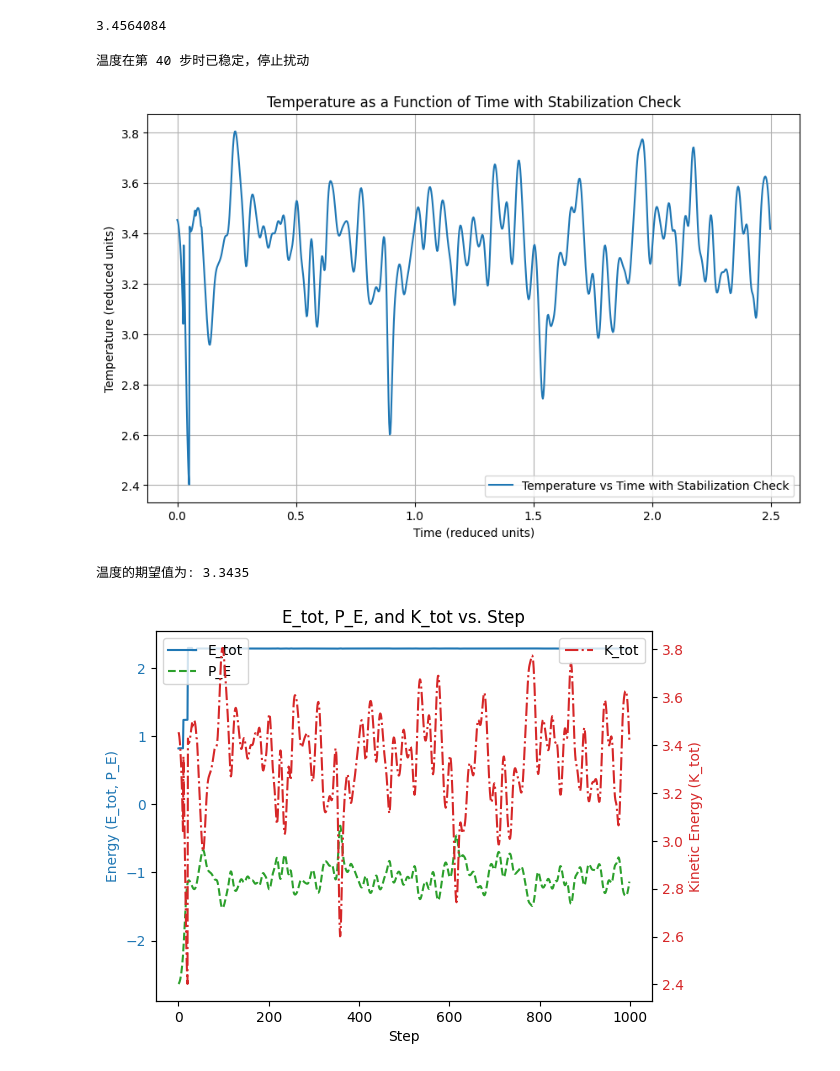
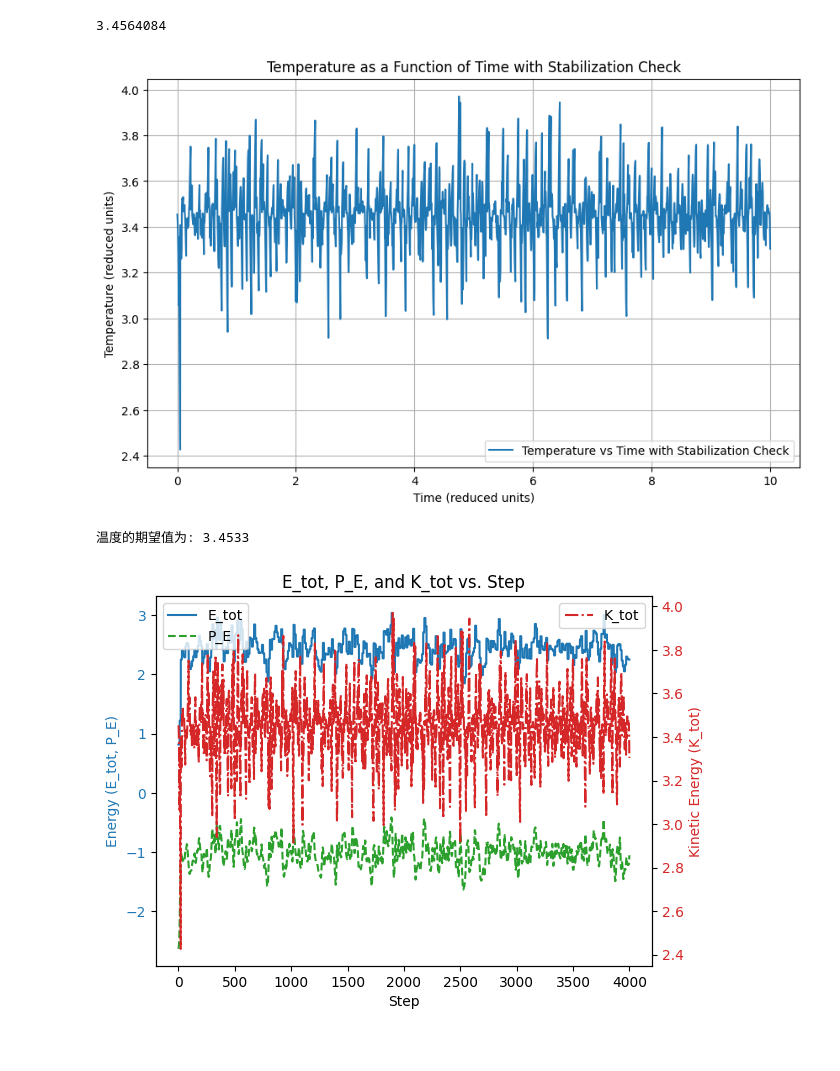
Before and after one commit to ucaqzh0/public, a Jupyter notebook: 3.1-3.ipynb, the cells around one changed output. Drawn from its saved outputs; the diff is of its cells as text; code cells hidden in the pictures.

```diff
--- a/3.1-3.ipynb
+++ b/3.1-3.ipynb
@@ -35,7 +35,7 @@ Ti = T0  # Initial Temperature (in reduced units)
 epsilon = 1.0
 sigma = 1.0
 dt = 0.0025
-max_steps = 1000
+max_steps = 4000
 print(T0)
 # %% [output]
 3.4564084
@@ -43,7 +43,7 @@ print(T0)
 
 
 # Thermostat parameters
-temperature_tolerance = 0.1  # 温度稳定波动范围
+temperature_tolerance = 0.01  # 温度稳定波动范围
 stable_steps_required = 20  # 需要连续多少步在范围内才认为温度稳定
 
 # 存储温度稳定的步数
@@ -137,42 +137,41 @@ with open("simulation_results_with_stop.dat", "w") as f:
                 # 温度在容许范围内，增加计数
                 stable_steps_count += 1
 
             # 如果连续步数达到要求，标记温度稳定
             if stable_steps_count >= stable_steps_required:
                 temperature_stabilized = True
                 print(f"温度在第 {step} 步时已稳定，停止扰动")
 
             # 温度尚未稳定时，每 10 步进行一次重标度
             if step % 10 == 0:
                 scaling_factor = np.sqrt(T0 / temperature)
                 velocities *= scaling_factor
 
         # 记录数据
         stats.append([step, tot_energy / N, pot_energy / N, kinetic_energy / N, temperature])
         f.write(f"{step} {tot_energy / N:.6f} {pot_energy / N:.6f}  {kinetic_energy / N:.6f} {temperature:.2f}\n")
 
 # 将 stats 转换为 NumPy 数组
 stats = np.array(stats)
 
 # 可视化温度随时间变化
 plt.figure(figsize=(10, 6))
 plt.plot(stats[:, 0] * dt, stats[:, 4], label='Temperature vs Time with Stabilization Check')
 plt.xlabel('Time (reduced units)')
 plt.ylabel('Temperature (reduced units)')
 plt.title('Temperature as a Function of Time with Stabilization Check')
 plt.legend()
 plt.grid(True)
 plt.show()
 # %% [output]
-温度在第 40 步时已稳定，停止扰动
-[figure, old version]
+[figure, new version]
 # %%
 stats_df = pd.DataFrame(stats, columns=['Step', 'Total Energy', 'Potential Energy', 'Kinetic Energy', 'Temperature'])
 # 计算温度的期望值
 expectation_value_T = stats_df['Temperature'].mean()
 print(f"温度的期望值为: {expectation_value_T:.4f}")
 # %% [output]
-温度的期望值为: 3.3435
+温度的期望值为: 3.4533
 # %%
 step = stats[:, 0]
 E_tot = stats[:, 1]
@@ -200,4 +199,4 @@ ax2.legend(loc='upper right')
 plt.title('E_tot, P_E, and K_tot vs. Step')
 plt.show()
 # %% [output]
-[figure, old version]
+[figure, new version]
```
Also changed, not shown: 17 other files.
